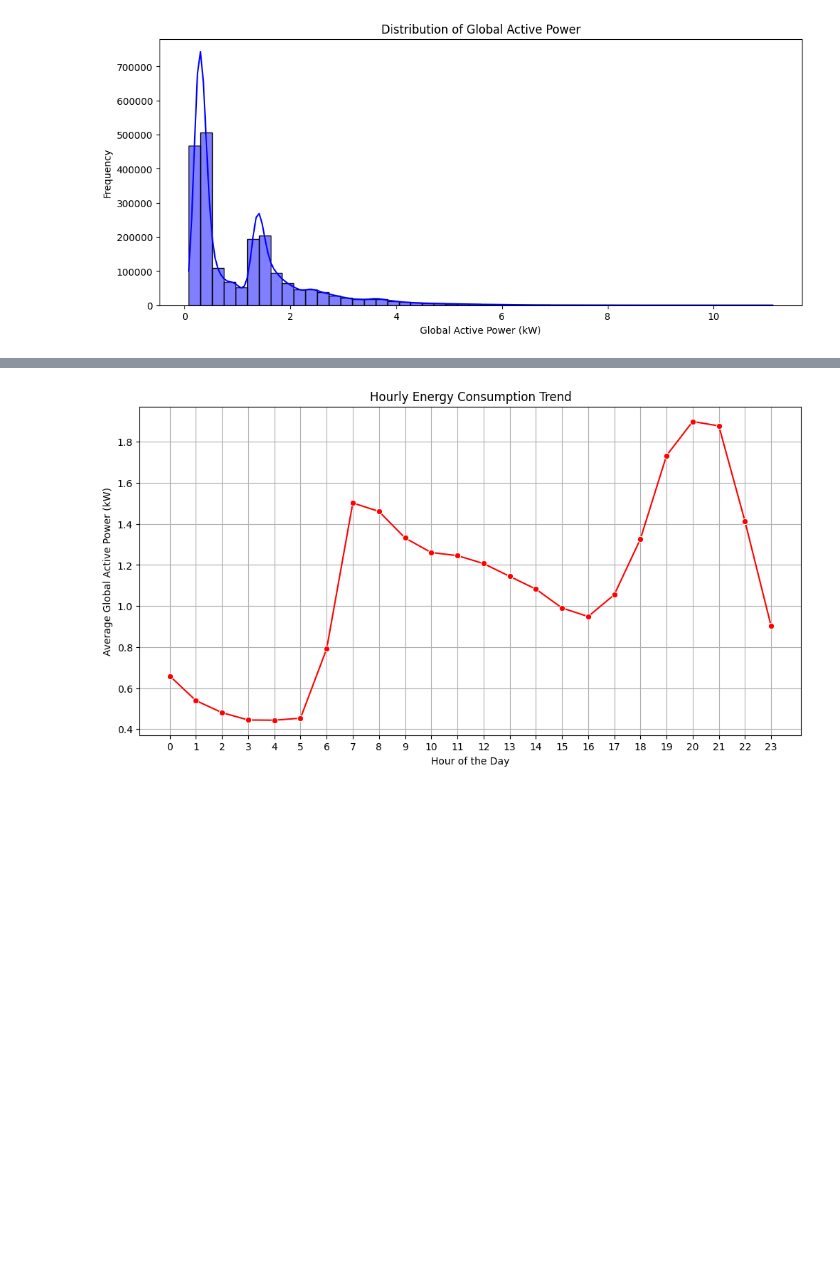
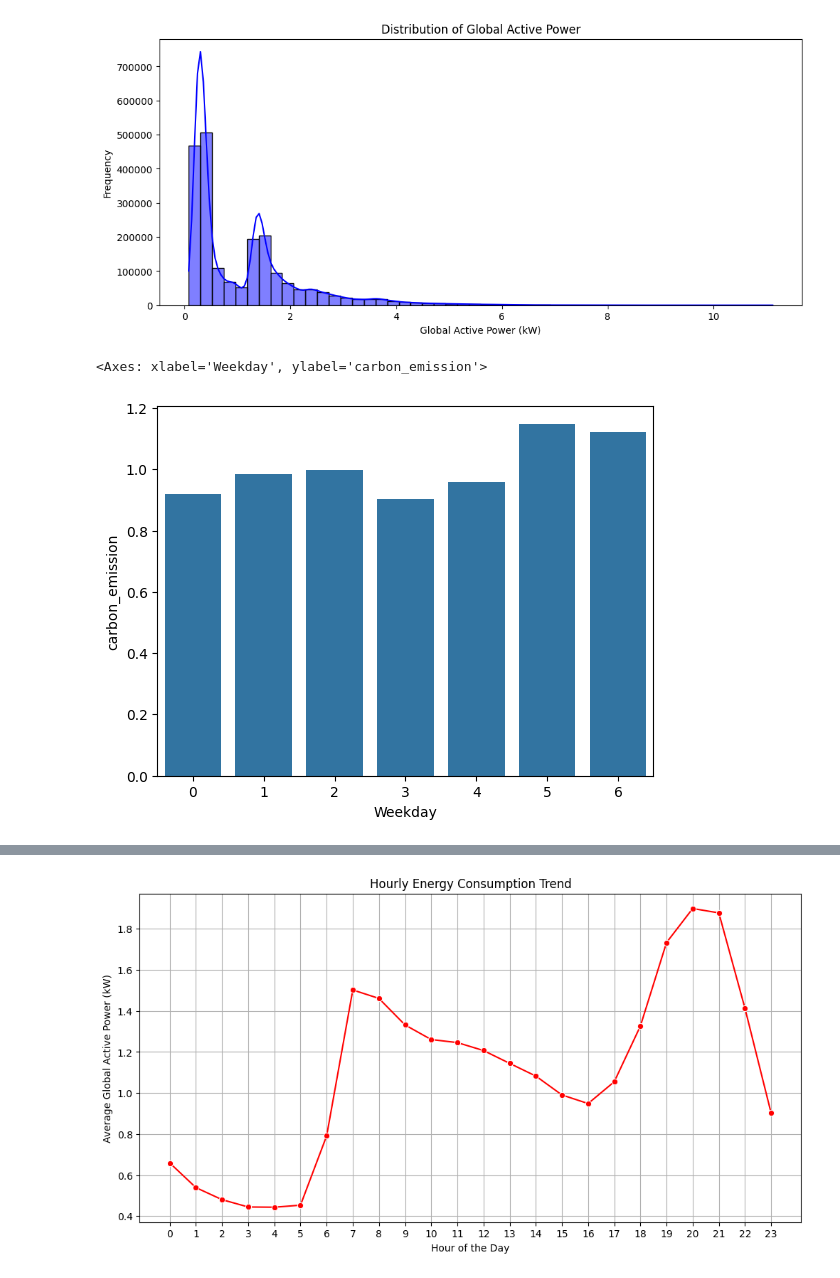
Before and after one commit to Kamalesh-Gandhi/PowerPulse-Energy-Consumption-Prediction-Model, a Jupyter notebook: Data_PreProcessing.ipynb, the cells around one changed output, grey strips where cells are left out. Cells and saved outputs as stored; diff of their text form; code cells hidden in the pictures; blank space fills up the shorter version.

```diff
--- a/Data_PreProcessing.ipynb
+++ b/Data_PreProcessing.ipynb
@@ -431,4 +459,10 @@ plt.ylabel('Frequency')
 plt.show()
 # %% [output]
 [figure]
+# %%
+# Plot a bar chart to visualize the average carbon emission for each weekday.
+sns.barplot(data=df, x='Weekday', y='carbon_emission', errorbar=None)
+# %% [output]
+<Axes: xlabel='Weekday', ylabel='carbon_emission'>
+[figure, added]
 # %%
```
Also changed, not shown: parts of 16 cells of this notebook, 2 other files.
